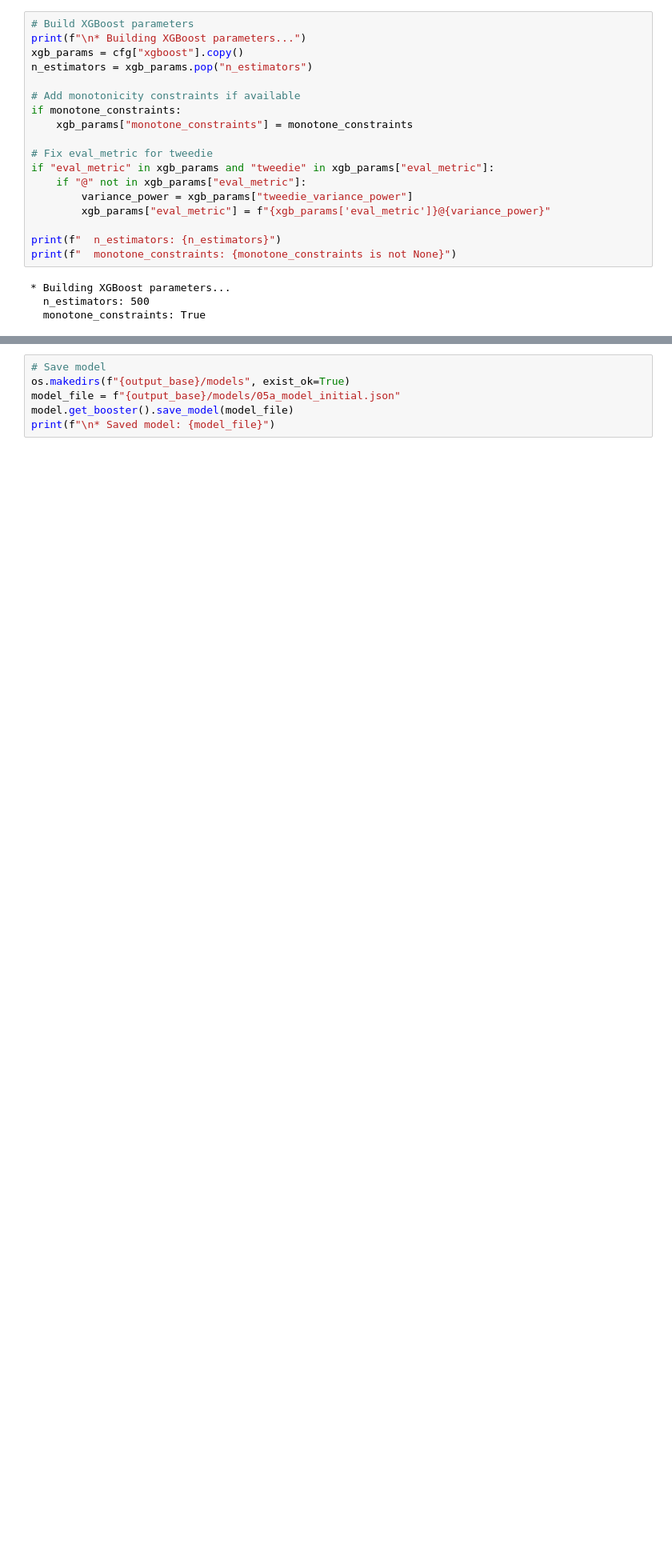
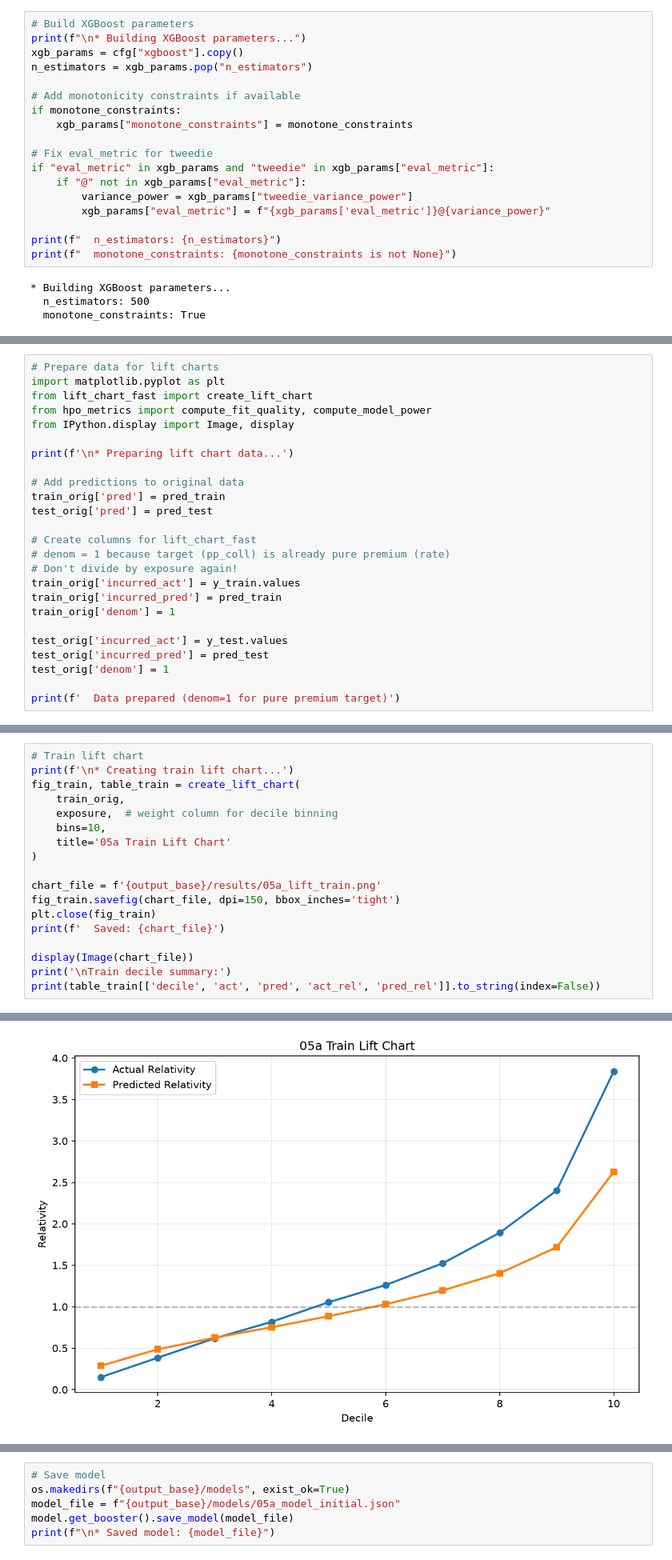
Before and after one commit to axspinnacle/26Dmodelv1, a Jupyter notebook: output/car_coll/v1/notebooks/05a_model_initial.ipynb, the cells around one changed output, grey strips where cells are left out. Shown at 80% size. Cells and saved outputs as stored; diff of their text form; blank space fills up the shorter version.

Commit message:
pushing all code for 100 coll

```diff
--- a/output/car_coll/v1/notebooks/05a_model_initial.ipynb
+++ b/output/car_coll/v1/notebooks/05a_model_initial.ipynb
@@ -192,0 +194,25 @@ print(f"  Test MAE: {mae_test:.4f}, RMSE: {rmse_test:.4f}")
+# %%
+# Prepare data for lift charts
+import matplotlib.pyplot as plt
+from lift_chart_fast import create_lift_chart
+from hpo_metrics import compute_fit_quality, compute_model_power
+from IPython.display import Image, display
+
+print(f'\n* Preparing lift chart data...')
+
+# Add predictions to original data
+train_orig['pred'] = pred_train
+test_orig['pred'] = pred_test
+
+# Create columns for lift_chart_fast
+# denom = 1 because target (pp_coll) is already pure premium (rate)
+# Don't divide by exposure again!
+train_orig['incurred_act'] = y_train.values
+train_orig['incurred_pred'] = pred_train
+train_orig['denom'] = 1
+
+test_orig['incurred_act'] = y_test.values
+test_orig['incurred_pred'] = pred_test
+test_orig['denom'] = 1
+
+print(f'  Data prepared (denom=1 for pure premium target)')
@@ -192,0 +222,19 @@ print(f"  Test MAE: {mae_test:.4f}, RMSE: {rmse_test:.4f}")
+# %%
+# Train lift chart
+print(f'\n* Creating train lift chart...')
+fig_train, table_train = create_lift_chart(
+    train_orig,
+    exposure,  # weight column for decile binning
+    bins=10,
+    title='05a Train Lift Chart'
+)
+
+chart_file = f'{output_base}/results/05a_lift_train.png'
+fig_train.savefig(chart_file, dpi=150, bbox_inches='tight')
+plt.close(fig_train)
+print(f'  Saved: {chart_file}')
+
+display(Image(chart_file))
+print('\nTrain decile summary:')
+print(table_train[['decile', 'act', 'pred', 'act_rel', 'pred_rel']].to_string(index=False))
+# %% [output]
@@ -192,0 +258 @@ print(f"  Test MAE: {mae_test:.4f}, RMSE: {rmse_test:.4f}")
+[figure, added]
```
Also changed, not shown: parts of 7 cells of this notebook, 36 other files.
